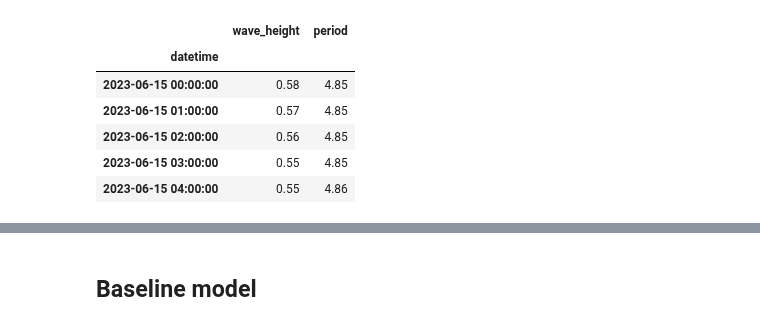
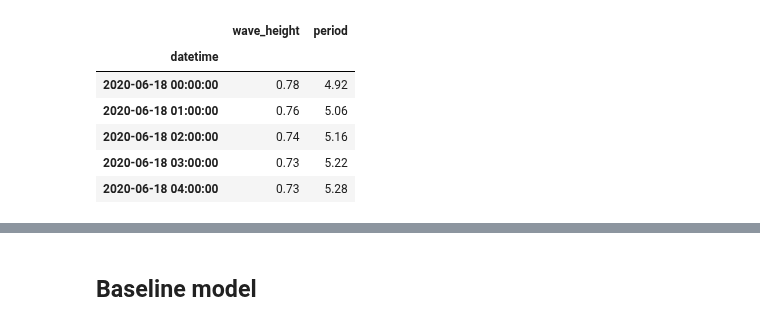
Before and after one commit to AlvaroCorrales/wave-height-prediction, a Jupyter notebook: Model XGBoost ESP.ipynb, the cells around one changed output, grey strips where cells are left out. Cells and saved outputs as stored; diff of their text form; code cells hidden in the pictures.

```diff
--- a/Model XGBoost ESP.ipynb
+++ b/Model XGBoost ESP.ipynb
@@ -23,19 +23,22 @@ plt.style.use('seaborn-v0_8-darkgrid')
 # %%
 # Read data
 # ==============================================================================
-df = pd.read_csv('Data/spain/spain_clean.csv')
+data_dir = 'Data/spain/four years'
+# data_dir = 'Data/spain/one year'
+
+df = pd.read_csv(data_dir + '/spain_clean.csv')
 df['datetime'] = pd.to_datetime(df['datetime'])
 df.set_index(keys = 'datetime', inplace=True)
 df = df.asfreq('60min')
 df.head()
 # %% [output]
 |  | wave_height | period |
 | datetime |  |  |
-| 2023-06-15 00:00:00 | 0.58 | 4.85 |
-| 2023-06-15 01:00:00 | 0.57 | 4.85 |
-| 2023-06-15 02:00:00 | 0.56 | 4.85 |
-| 2023-06-15 03:00:00 | 0.55 | 4.85 |
-| 2023-06-15 04:00:00 | 0.55 | 4.86 |
+| 2020-06-18 00:00:00 | 0.78 | 4.92 |
+| 2020-06-18 01:00:00 | 0.76 | 5.06 |
+| 2020-06-18 02:00:00 | 0.74 | 5.16 |
+| 2020-06-18 03:00:00 | 0.73 | 5.22 |
+| 2020-06-18 04:00:00 | 0.73 | 5.28 |
 # %%
 # Train-test split
 # ==============================================================================
```
Also changed, not shown: parts of 6 cells of this notebook.
